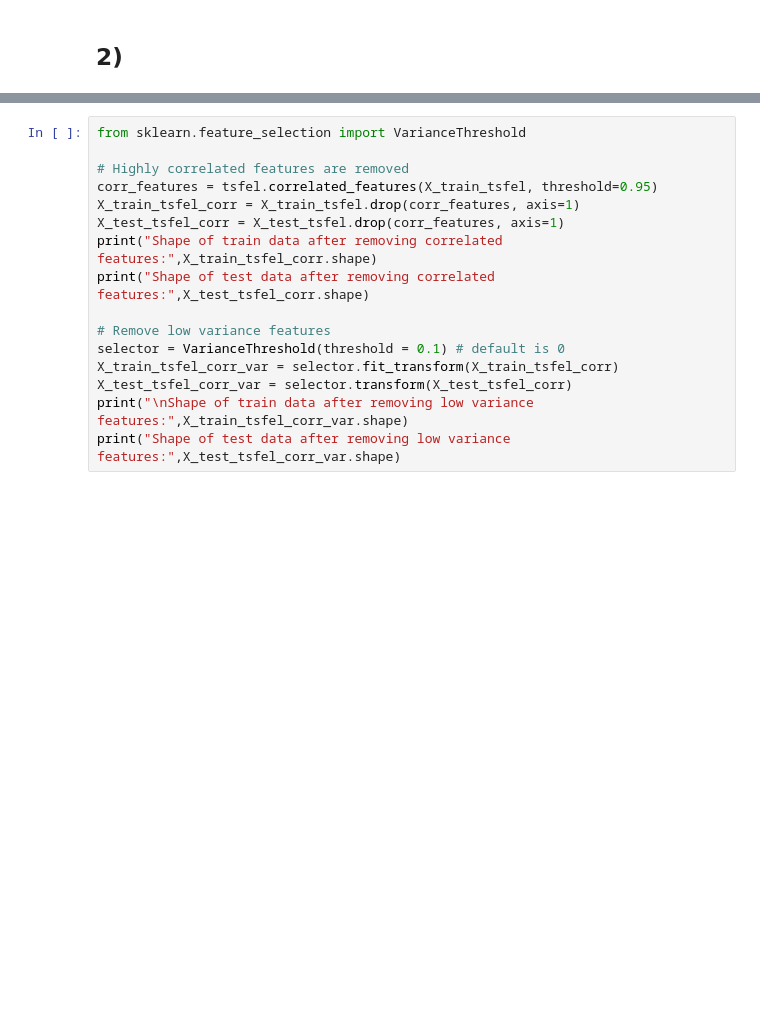
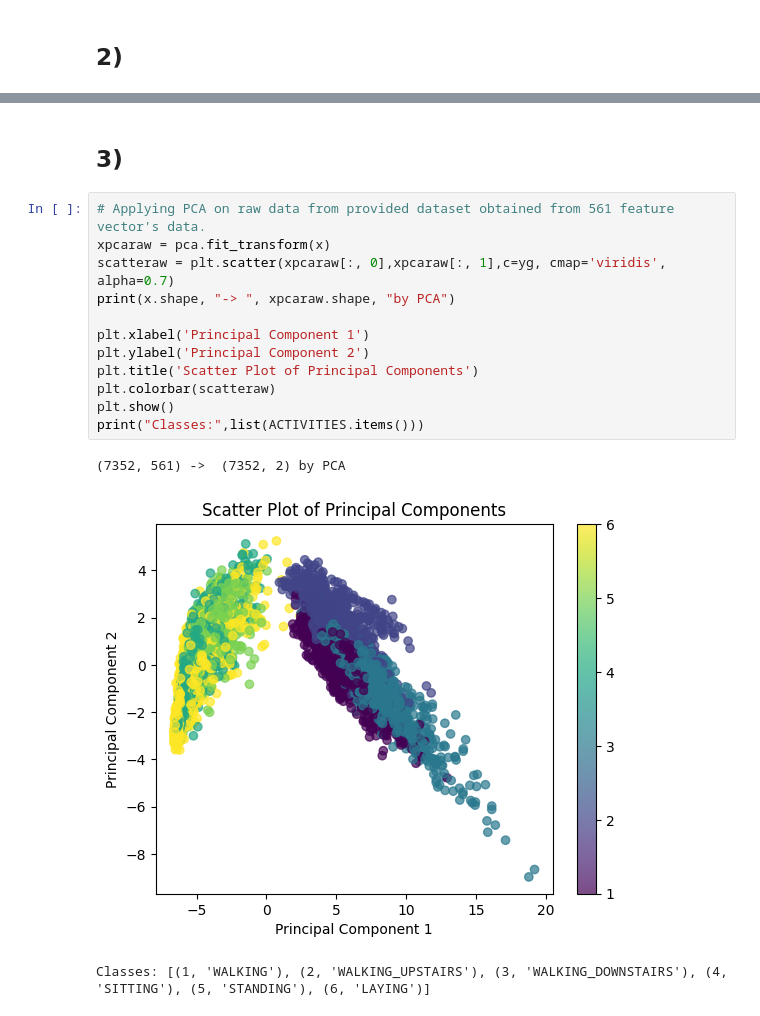
Before and after one commit to HarshJamgaonkar05/ES-335-ML-Assignment-1, a Jupyter notebook: HAR_EDA.ipynb, the cells around one changed output, grey strips where cells are left out. Cells and saved outputs as stored; diff of their text form; blank space fills up the shorter version.

```diff
--- a/HAR_EDA.ipynb
+++ b/HAR_EDA.ipynb
@@ -357,16 +375,18 @@ ValueError: n_components=2 must be between 0 and min(n_samples, n_features)=1 wi
-# %%
-from sklearn.feature_selection import VarianceThreshold
-
-# Highly correlated features are removed
-corr_features = tsfel.correlated_features(X_train_tsfel, threshold=0.95)
-X_train_tsfel_corr = X_train_tsfel.drop(corr_features, axis=1)
-X_test_tsfel_corr = X_test_tsfel.drop(corr_features, axis=1)
-print("Shape of train data after removing correlated features:",X_train_tsfel_corr.shape)
-print("Shape of test data after removing correlated features:",X_test_tsfel_corr.shape)
-
-# Remove low variance features
-selector = VarianceThreshold(threshold = 0.1) # default is 0
-X_train_tsfel_corr_var = selector.fit_transform(X_train_tsfel_corr)
-X_test_tsfel_corr_var = selector.transform(X_test_tsfel_corr)
-print("\nShape of train data after removing low variance features:",X_train_tsfel_corr_var.shape)
-print("Shape of test data after removing low variance features:",X_test_tsfel_corr_var.shape)
+# %% [markdown]
+## 3)
+# %%
+# Applying PCA on raw data from provided dataset obtained from 561 feature vector's data.
+xpcaraw = pca.fit_transform(x)
+scatteraw = plt.scatter(xpcaraw[:, 0],xpcaraw[:, 1],c=yg, cmap='viridis', alpha=0.7)
+print(x.shape, "-> ", xpcaraw.shape, "by PCA")
+
+plt.xlabel('Principal Component 1')
+plt.ylabel('Principal Component 2')
+plt.title('Scatter Plot of Principal Components')
+plt.colorbar(scatteraw)
+plt.show()
+print("Classes:",list(ACTIVITIES.items()))
+# %% [output]
+(7352, 561) ->  (7352, 2) by PCA
+[figure, added]
+Classes: [(1, 'WALKING'), (2, 'WALKING_UPSTAIRS'), (3, 'WALKING_DOWNSTAIRS'), (4, 'SITTING'), (5, 'STANDING'), (6, 'LAYING')]
```
Also changed, not shown: parts of 3 cells of this notebook.
